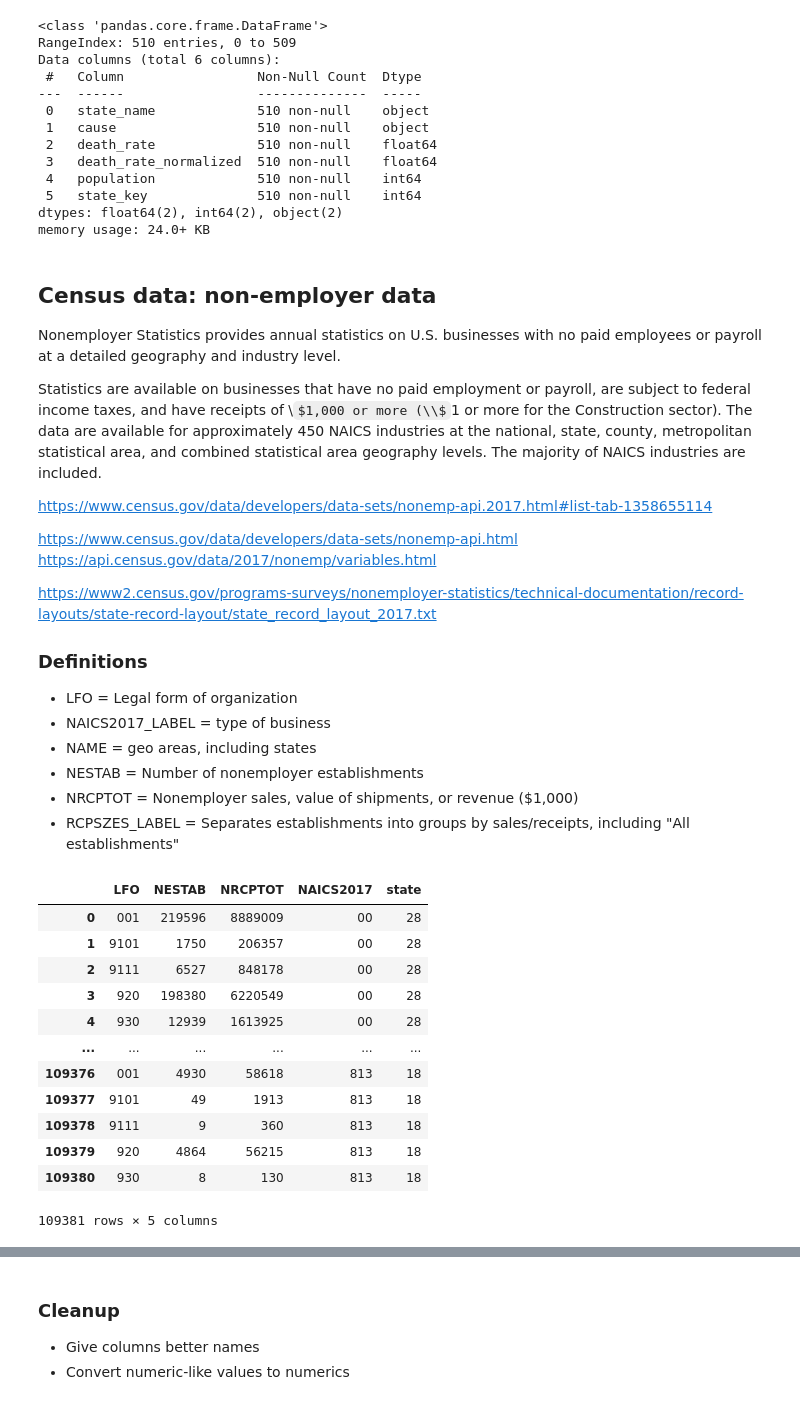
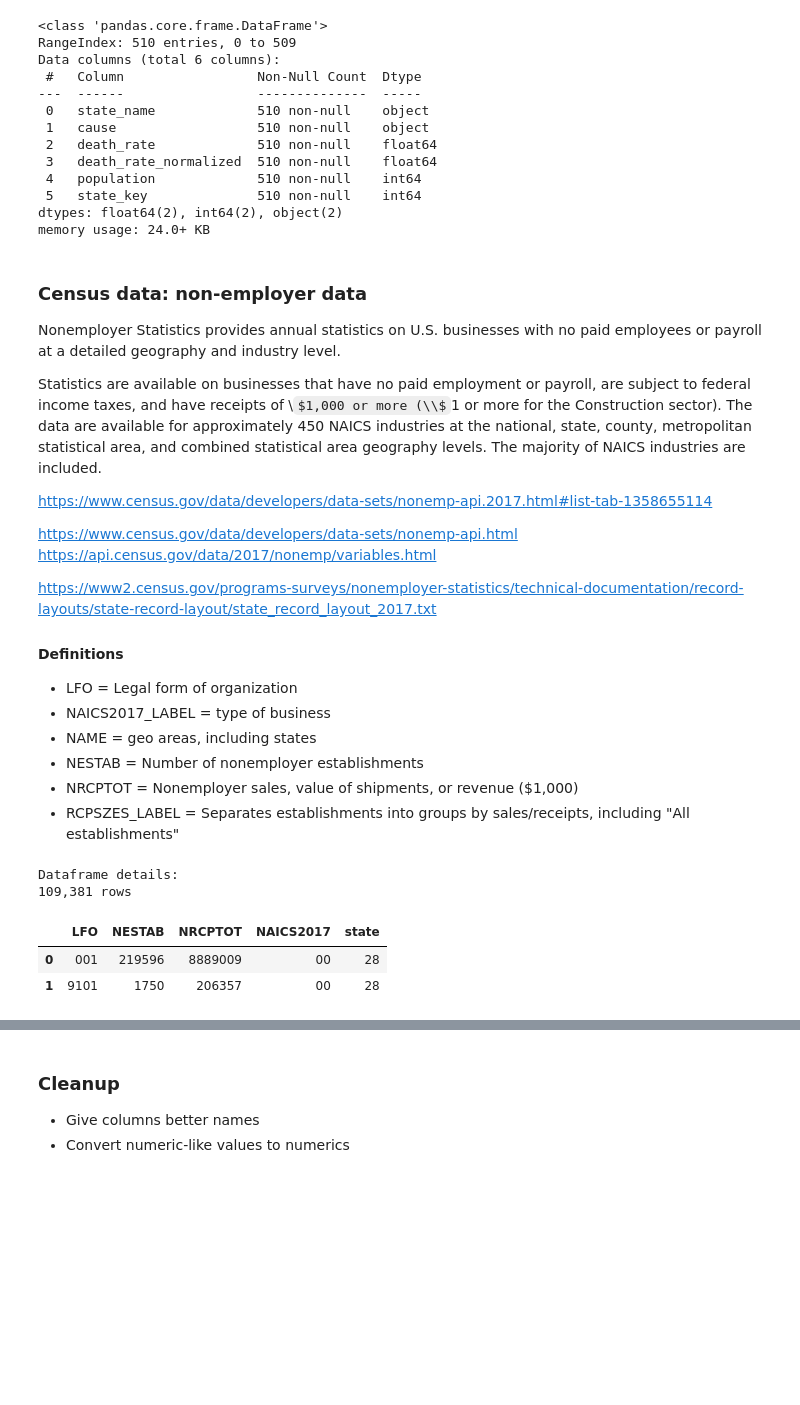
Before and after one commit to jsf80238/data_science, a Jupyter notebook: notebooks/death_rate.ipynb, the cells around one changed output, grey strips where cells are left out. Saved outputs shown, nothing was run; the diff lists cells and outputs as text; code cells hidden in the pictures; some formulas as TeX source; blank space fills up the shorter version.

```diff
--- a/notebooks/death_rate.ipynb
+++ b/notebooks/death_rate.ipynb
@@ -112,3 +82,0 @@ https://github.com/jsf80238/data_science/blob/main/data_files/nchs-leading-cause
-# %%
-df = pd.read_csv(file_name)
-df.info()
@@ -129,11 +83,24 @@ memory usage: 509.6+ KB
 # %%
-save_file = "nchs-leading-causes-of-death-united-states.df"
-# with open(save_file, "wb") as writer:
-#     pickle.dump(df, writer)
+if os.path.exists(save_file):
+    with open(save_file, "rb") as reader:
+        df = pickle.load(reader)
+else:
+    dataset_ref = get_kaggle_dataset_ref()
+    command = f"kaggle datasets download --unzip --force --file {KAGGLE_FILE_NAME} {dataset_ref}".split()
+    result = subprocess.run(command, capture_output=True)
+    stdout = result.stdout.decode(encoding="utf-8")
+    stderr = result.stderr.decode(encoding="utf-8")
+    print(stdout)
+    print(stderr)
+    print()
+    print("Directory contents:")
+    print(os.linesep.join(sorted(os.listdir("."))))
+    print()
+    df = pd.read_csv(KAGGLE_FILE_NAME)
+    with open(save_file, "wb") as writer:
+        pickle.dump(df, writer)
 
-with open(save_file, "rb") as reader:
-    df = pickle.load(reader)
-
+print("Dataframe details:")
 print(f"{df.shape[0]:,} rows")
 df.head(2)
 # %% [output]
@@ -379,7 +363,7 @@ Data columns (total 6 columns):
 dtypes: float64(2), int64(2), object(2)
 memory usage: 24.0+ KB
 # %% [markdown]
-## Census data: non-employer data
+### Census data: non-employer data
 Nonemployer Statistics provides annual statistics on U.S. businesses with no paid employees or payroll at a detailed geography and industry level.
 
 Statistics are available on businesses that have no paid employment or payroll, are subject to federal income taxes, and have receipts of \\$1,000 or more (\\$1 or more for the Construction sector). The data are available for approximately 450 NAICS industries at the national, state, county, metropolitan statistical area, and combined statistical area geography levels. The majority of NAICS industries are included.
@@ -391,7 +375,7 @@ https://api.census.gov/data/2017/nonemp/variables.html
 
 https://www2.census.gov/programs-surveys/nonemployer-statistics/technical-documentation/record-layouts/state-record-layout/state_record_layout_2017.txt
 
-### Definitions
+#### Definitions
 * LFO = Legal form of organization
 * NAICS2017_LABEL = type of business
 * NAME = geo areas, including states
@@ -412,26 +390,25 @@ business_df.info()
-# %%
-save_file = "census.df"
-# with open(save_file, "wb") as writer:
-#     pickle.dump(business_df, writer)
-
-with open(save_file, "rb") as reader:
-    business_df = pickle.load(reader)
-
-business_df
-# %% [output]
-|  | LFO | NESTAB | NRCPTOT | NAICS2017 | state |
-| 0 | 001 | 219596 | 8889009 | 00 | 28 |
-| 1 | 9101 | 1750 | 206357 | 00 | 28 |
-| 2 | 9111 | 6527 | 848178 | 00 | 28 |
-| 3 | 920 | 198380 | 6220549 | 00 | 28 |
-| 4 | 930 | 12939 | 1613925 | 00 | 28 |
-| ... | ... | ... | ... | ... | ... |
-| 109376 | 001 | 4930 | 58618 | 813 | 18 |
-| 109377 | 9101 | 49 | 1913 | 813 | 18 |
-| 109378 | 9111 | 9 | 360 | 813 | 18 |
-| 109379 | 920 | 4864 | 56215 | 813 | 18 |
-| 109380 | 930 | 8 | 130 | 813 | 18 |
-109381 rows × 5 columns
+# %%
+# This cell may take a minute or two if you have not already downloaded the data
+if os.path.exists(save_file):
+    with open(save_file, "rb") as reader:
+        business_df = pickle.load(reader)
+else:
+    response = requests.get(CENSUS_NONEMPLOYER_URL, params=param_dict)
+    result_list = response.json()  # The return from the API call is a list of lists, with first item being the column names
+    column_name_list = result_list.pop(0)
+    business_df = pd.DataFrame(result_list, columns=column_name_list)
+    with open(save_file, "wb") as writer:
+        pickle.dump(business_df, writer)
+
+print("Dataframe details:")
+print(f"{business_df.shape[0]:,} rows")
+business_df.head(2)
+# %% [output]
+Dataframe details:
+109,381 rows
+|  | LFO | NESTAB | NRCPTOT | NAICS2017 | state |
+| 0 | 001 | 219596 | 8889009 | 00 | 28 |
+| 1 | 9101 | 1750 | 206357 | 00 | 28 |
 # %% [markdown]
 ### Exploratory data analysis
 Download this dataframe to CSV:
```
Also changed, not shown: parts of 96 cells of this notebook.
